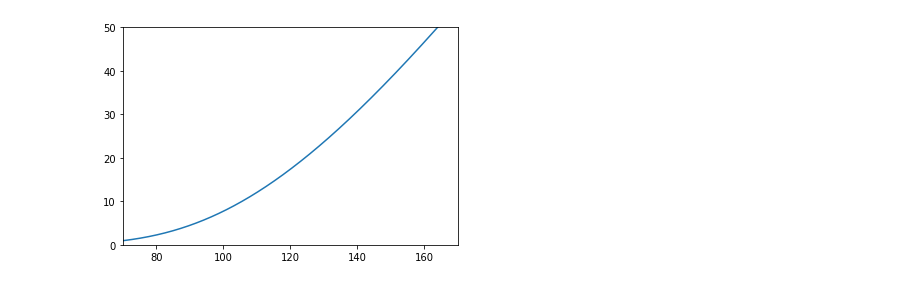
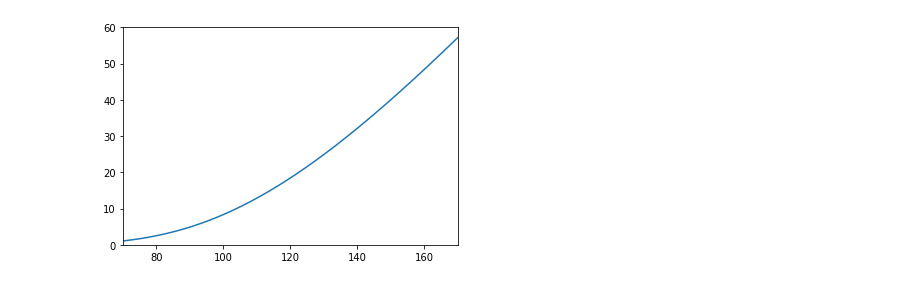
Before and after one commit to NYU-CDS-Capstone-FBSDE/DeepBSDE, a Jupyter notebook: notebooks/data_gen_proto_copy.ipynb, the cells around one changed output. Cells and saved outputs as stored; diff of their text form; code cells hidden in the pictures.

```diff
--- a/notebooks/data_gen_proto_copy.ipynb
+++ b/notebooks/data_gen_proto_copy.ipynb
@@ -42,5 +43,3 @@ def black_scholes_analytical(S, T, K, r, sigma, option="call"):
         result = (K * np.exp(-r * T) * norm.cdf(-d2, 0.0, 1.0) - S * norm.cdf(-d1, 0.0, 1.0))
 
     return result
-# %%
-x_s, dw_s = x_sample_generator(mu=0.02, sigma=0.2, n_t_intvl=100)
@@ -47,24 +48,19 @@ x_s, dw_s = x_sample_generator(mu=0.02, sigma=0.2, n_t_intvl=100)
 # %%
-#u=[]
-#for i in range(len(x_s[0,0,:])):
-#    c_1 = black_scholes_analytical(x_s[:,:,i], 0.5, 170, 0.02, 0.2)[0,0]
-#    u.append(c_1)
+x = []
+u = []
+for j in range(50):
+    x_s, _ = x_sample_generator(mu=0.06, sigma=0.2, n_t_intvl=100)
+    x = x + ([v for v in x_s[0,0,:]])
+    for i in range(len(x_s[0,0,:])):
+        c_1 = black_scholes_analytical(x_s[:,:,i], 0.5, 120, 0.06, 0.5)[0,0]
+        u.append(c_1)
-# %%
-x = []
-u = []
-for j in range(50):
-    x_s, _ = x_sample_generator(mu=0.02, sigma=0.2, n_t_intvl=100)
-    x = x + ([v for v in x_s[0,0,:]])
-    for i in range(len(x_s[0,0,:])):
-        c_1 = black_scholes_analytical(x_s[:,:,i], 0.5, 120, 0.02, 0.5)[0,0]
-        u.append(c_1)
 # %%
 import matplotlib.pyplot as plt
 # %%
 df= pd.DataFrame({"x":x, "u":u})
 df=df.sort_values("x")
 plt.plot(df.x, df.u)
-plt.axis([70,170,0,50])
+plt.axis([70,170,0,60])
 plt.show()
 # %% [output]
-[figure, old version]
+[figure, new version]
```
Also changed, not shown: parts of 7 cells of this notebook.
